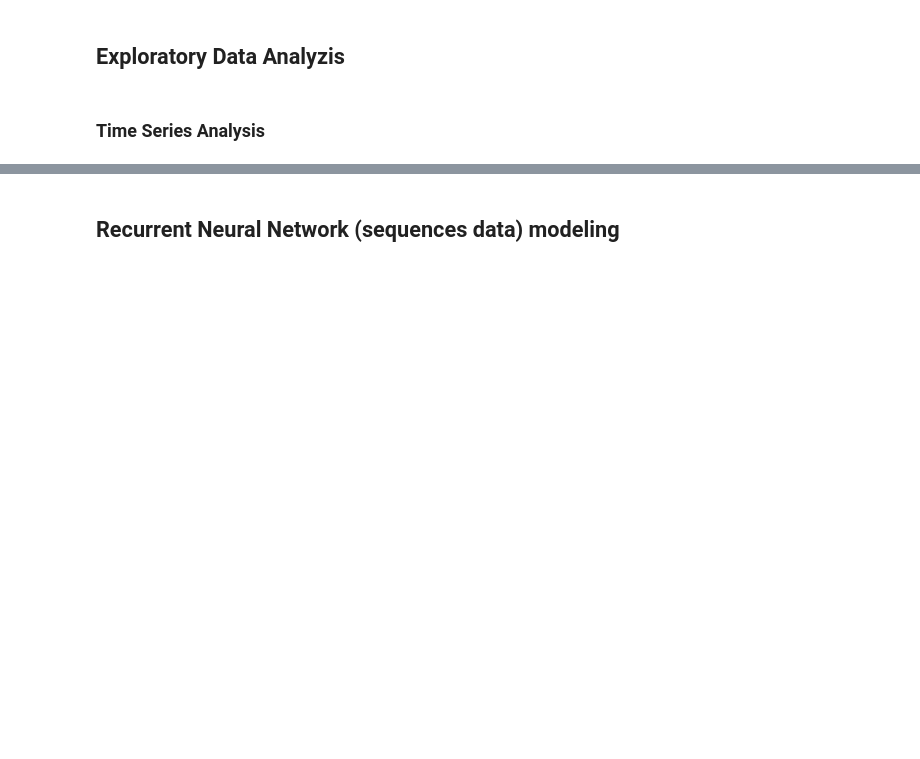
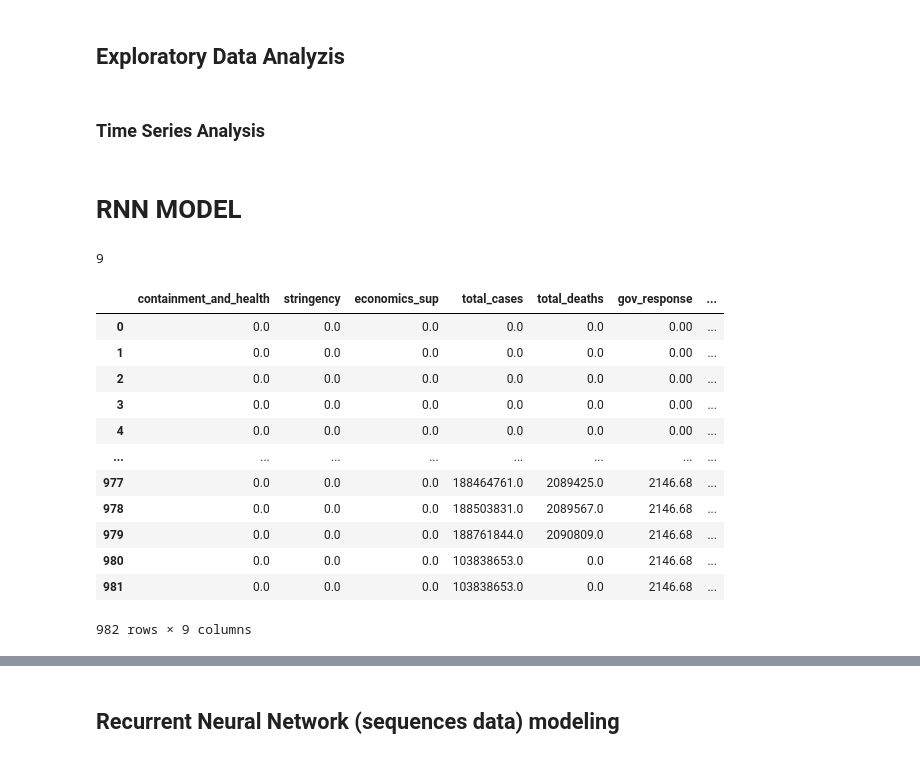
Before and after one commit to tekadata/covid_time_series_prediction, a Jupyter notebook: notebooks/EDA_RNN_TeKa.ipynb, the cells around one changed output, grey strips where cells are left out. Drawn from its saved outputs; the diff is of its cells as text; code cells hidden in the pictures; blank space fills up the shorter version.

```diff
--- a/notebooks/EDA_RNN_TeKa.ipynb
+++ b/notebooks/EDA_RNN_TeKa.ipynb
@@ -347,35 +348,36 @@ db_grid[csv['containment_health_index_avg.csv']]
 data_dir = '..data/raw_data/'
 
 #### CSV Data out project directory
-csv_dir = '../data/csv_out'
+csv_dir = '../data/csv_out/'
 
-df_raw_gov_response = pd.read_csv(data_dir + 'government_response_index_avg.csv')
-df_raw_health = pd.read_csv(data_dir + 'containment_health_index_avg.csv')
-df_raw_economic = pd.read_csv(data_dir + 'economic_support_index.csv')
+# df_raw_gov_response = pd.read_csv(data_dir + 'government_response_index_avg.csv')
+# df_raw_health = pd.read_csv(data_dir + 'containment_health_index_avg.csv')
+# df_raw_economic = pd.read_csv(data_dir + 'economic_support_index.csv')
 
 #### Vaccination
-df_raw_vaccination = pd.read_csv(data_dir + 'vaccinations.csv')
-df_raw_ages = pd.read_csv(data_dir + 'vaccinations-by-age-group.csv')
+# df_raw_vaccination = pd.read_csv(data_dir + 'vaccinations.csv')
+# df_raw_ages = pd.read_csv(data_dir + 'vaccinations-by-age-group.csv')
 
 
 #### Data Frame target
-df_raw_cases = pd.read_csv(data_dir + 'confirmed_deaths.csv')
-df_raw_deaths = pd.read_csv(data_dir + 'confirmed_deaths.csv')
+# df_raw_cases = pd.read_csv(data_dir + 'confirmed_deaths.csv')
+# df_raw_deaths = pd.read_csv(data_dir + 'confirmed_deaths.csv')
 
 #### Data multiple
 # df_raw_confirmed_cases=pd.read_csv(url_cases)
 # df_raw_death=pd.read_csv(data_dir + 'confirmed_deaths.csv')
-df_raw_school_closing=pd.read_csv(data_dir + 'c1m_school_closing.csv')
-df_raw_workplace_closing=pd.read_csv(data_dir + 'c2m_workplace_closing.csv')
-df_raw_cancel_public_event=pd.read_csv(data_dir + 'c3m_cancel_public_events.csv')
-df_raw_restriction_on_gathering=pd.read_csv(data_dir + 'c4m_restrictions_on_gatherings.csv')
-df_raw_stay_at_home=pd.read_csv(data_dir + 'c6m_stay_at_home_requirements.csv')
-df_raw_international_travel=pd.read_csv(data_dir + 'c6m_stay_at_home_requirements.csv')
-df_raw_goverment_response=pd.read_csv(data_dir + 'government_response_index_avg.csv')
-df_raw_facial_covering=pd.read_csv(data_dir + 'h6m_facial_coverings.csv')
-df_raw_vacination_policy=pd.read_csv(data_dir + 'h7_vaccination_policy.csv')
+# df_raw_school_closing=pd.read_csv(data_dir + 'c1m_school_closing.csv')
+# df_raw_workplace_closing=pd.read_csv(data_dir + 'c2m_workplace_closing.csv')
+# df_raw_cancel_public_event=pd.read_csv(data_dir + 'c3m_cancel_public_events.csv')
+# df_raw_restriction_on_gathering=pd.read_csv(data_dir + 'c4m_restrictions_on_gatherings.csv')
+# df_raw_stay_at_home=pd.read_csv(data_dir + 'c6m_stay_at_home_requirements.csv')
+# df_raw_international_travel=pd.read_csv(data_dir + 'c6m_stay_at_home_requirements.csv')
+# df_raw_goverment_response=pd.read_csv(data_dir + 'government_response_index_avg.csv')
+# df_raw_facial_covering=pd.read_csv(data_dir + 'h6m_facial_coverings.csv')
+# df_raw_vacination_policy=pd.read_csv(data_dir + 'h7_vaccination_policy.csv')
 
 
 df_usa_index =  pd.read_csv(csv_dir + 'usa_index.csv')
 df_usa_indicator =  pd.read_csv(csv_dir + 'usa_indicator.csv')
+df_usa_index, df_usa_indicator
 # %% [output]
@@ -426,5 +446,27 @@ vn_ts_cases = vn_ts_cases.fillna(0)
 vn_ts_cases
 # %%
 vn_ts_cases = vn_ts_cases.transpose()
+# %% [markdown]
+# RNN MODEL
 # %%
+vn_ts_cases = df_usa_index.copy()
+vn_ts_cases.drop(columns=['date', 'new_deaths', 'new_cases'],inplace=True)
+y_seq = 'total_deaths'
+vn_ts_cases = vn_ts_cases.fillna(0)
+print(vn_ts_cases.shape[1])
 vn_ts_cases
+# %% [output]
+9
+|  | containment_and_health | stringency | economics_sup | total_cases | total_deaths | gov_response | ... |
+| 0 | 0.0 | 0.0 | 0.0 | 0.0 | 0.0 | 0.00 | ... |
+| 1 | 0.0 | 0.0 | 0.0 | 0.0 | 0.0 | 0.00 | ... |
+| 2 | 0.0 | 0.0 | 0.0 | 0.0 | 0.0 | 0.00 | ... |
+| 3 | 0.0 | 0.0 | 0.0 | 0.0 | 0.0 | 0.00 | ... |
+| 4 | 0.0 | 0.0 | 0.0 | 0.0 | 0.0 | 0.00 | ... |
+| ... | ... | ... | ... | ... | ... | ... | ... |
+| 977 | 0.0 | 0.0 | 0.0 | 188464761.0 | 2089425.0 | 2146.68 | ... |
+| 978 | 0.0 | 0.0 | 0.0 | 188503831.0 | 2089567.0 | 2146.68 | ... |
+| 979 | 0.0 | 0.0 | 0.0 | 188761844.0 | 2090809.0 | 2146.68 | ... |
+| 980 | 0.0 | 0.0 | 0.0 | 103838653.0 | 0.0 | 2146.68 | ... |
+| 981 | 0.0 | 0.0 | 0.0 | 103838653.0 | 0.0 | 2146.68 | ... |
+982 rows × 9 columns
```
Also changed, not shown: parts of 26 cells of this notebook, 6 other files.
